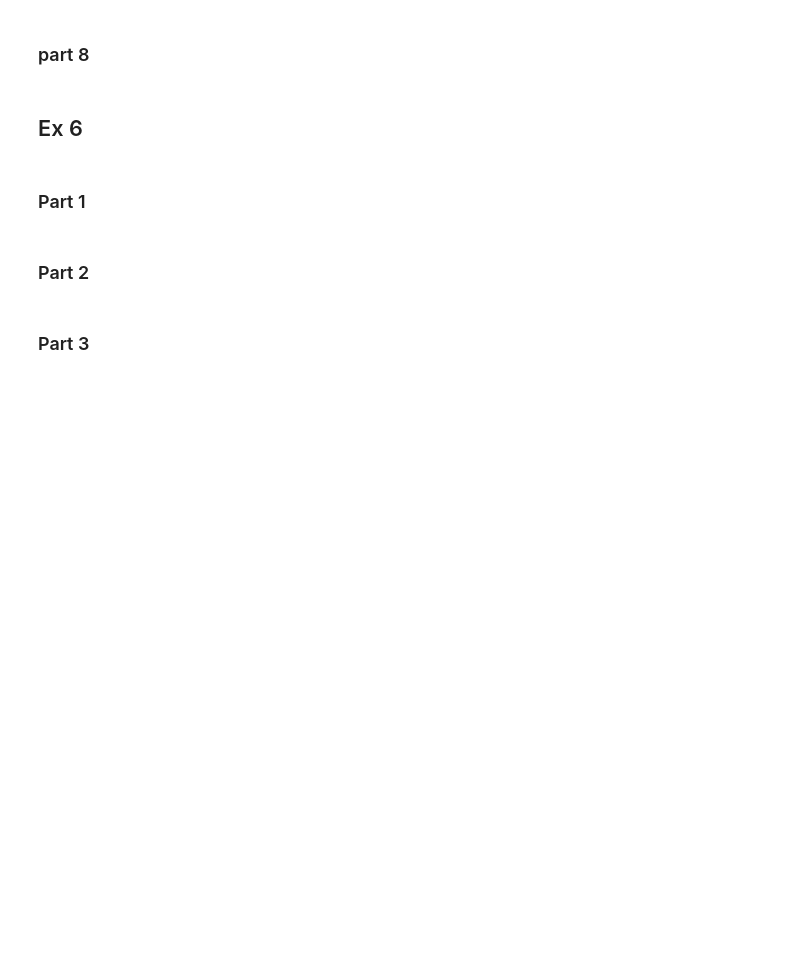
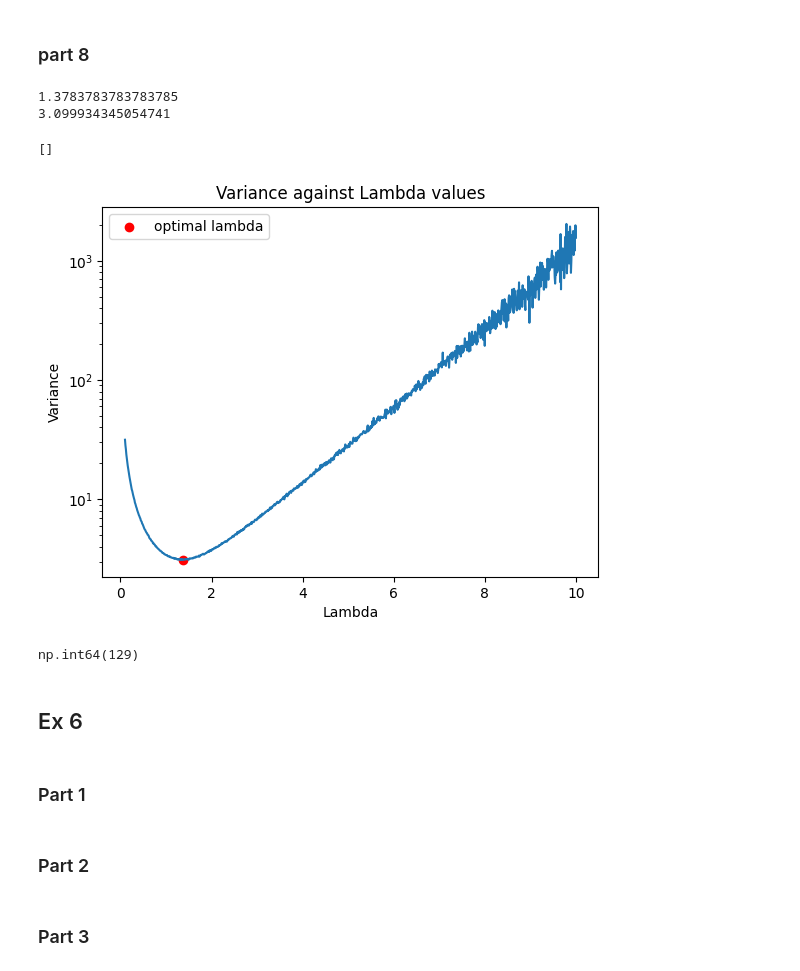
Before and after one commit to markus1573/stokastisk-simulering, a Jupyter notebook: Markus/week1.ipynb, the cells around one changed output. Saved outputs shown, nothing was run; the diff lists cells and outputs as text; code cells hidden in the pictures; blank space fills up the shorter version.

```diff
--- a/Markus/week1.ipynb
+++ b/Markus/week1.ipynb
@@ -1738,29 +1767,46 @@ for n in [1000,10000,100000]:
 ### part 8
 # %%
 np.random.seed(42)
+import matplotlib.pyplot as plt
 
 n_is_samples = 100000
 
 lambdas = np.linspace(0.1,10,1000)
 
 means = []
 vars = []
 
 for lam in lambdas:
     # 2. Simulation
     x_is = np.random.exponential(1/lam,n_is_samples)
     h = np.exp(x_is)
     g = lam*np.exp(-lam*x_is)
 
     estimates = np.where(x_is <= 1.0, h/g, 0)
     means.append(np.mean(estimates))
     vars.append(np.var(estimates,ddof=1))
 
 best = lambdas[np.argmin(vars)]
 print(best)
+print(np.min(vars))
+
 
 plt.semilogy(lambdas,vars)
+plt.scatter(best, np.min(vars), label='optimal lambda', c='r' )
+plt.xlabel('Lambda')
+plt.ylabel('Variance')
+plt.title('Variance against Lambda values')
+plt.legend()
 plt.plot()
+# %% [output]
+1.3783783783783785
+3.099934345054741
+[]
+[figure, added]
+# %%
+np.argmin(vars)
+# %% [output]
+np.int64(129)
 # %% [markdown]
 ## Ex 6
 # %% [markdown]
```
Also changed, not shown: parts of 6 cells of this notebook, 3 other files.
